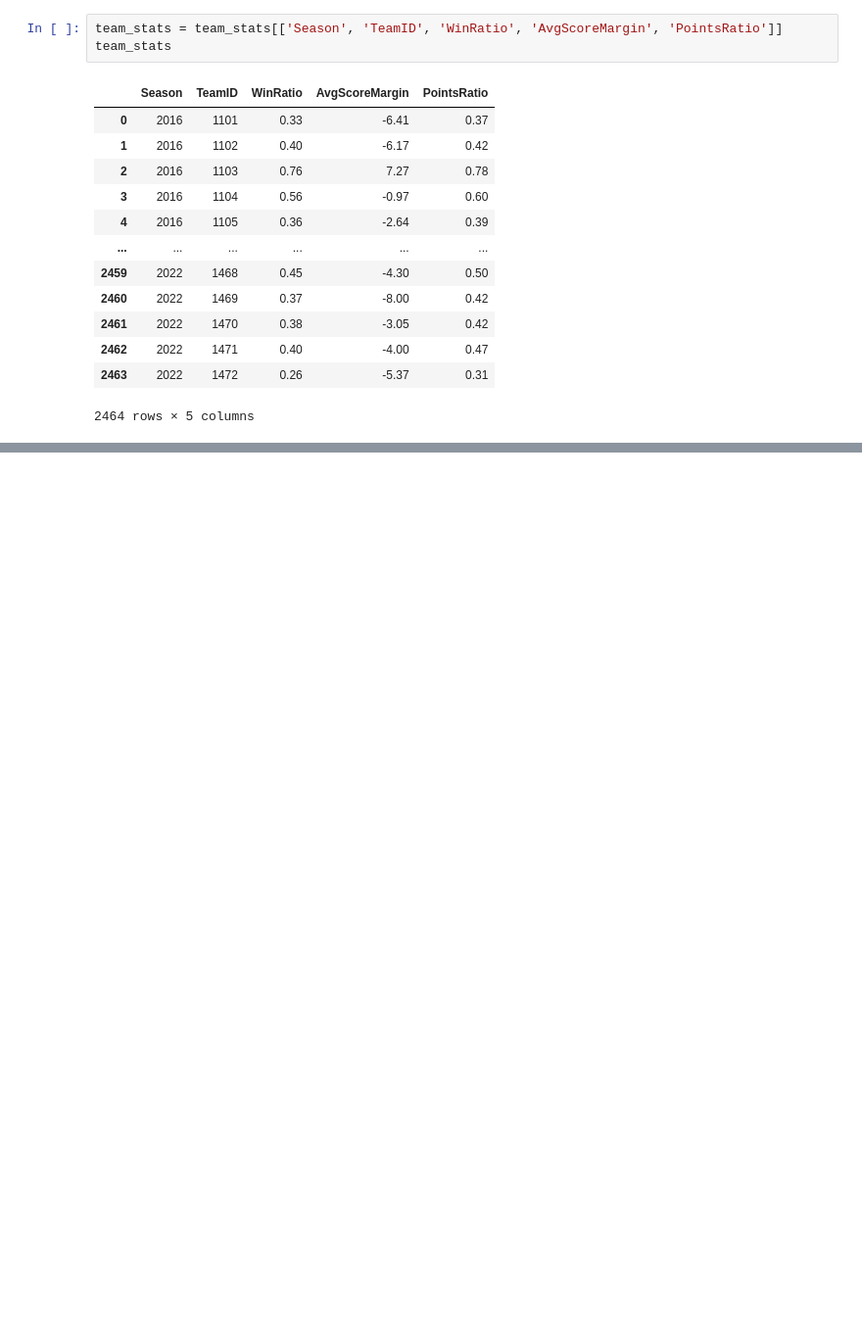
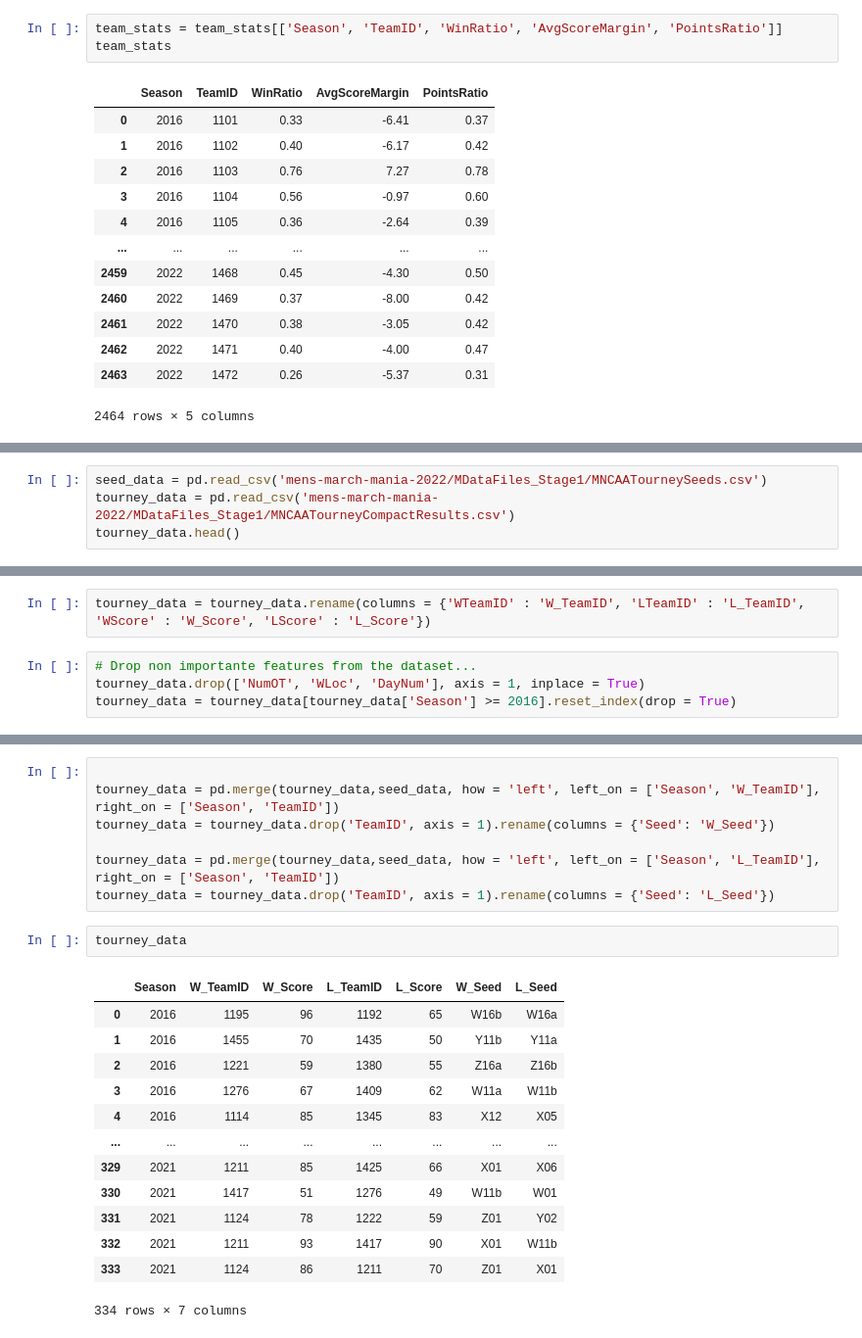
Before and after one commit to Spencer-Duncan/EECE-397B, a Jupyter notebook: Final Project/main.ipynb, the cells around one changed output, grey strips where cells are left out. Shown at 98% size. Drawn from its saved outputs; the diff is of its cells as text; blank space fills up the shorter version.

Commit message:
working towards training data

```diff
--- a/Final Project/main.ipynb
+++ b/Final Project/main.ipynb
@@ -263,0 +334,4 @@ team_stats
+# %%
+seed_data = pd.read_csv('mens-march-mania-2022/MDataFiles_Stage1/MNCAATourneySeeds.csv')
+tourney_data = pd.read_csv('mens-march-mania-2022/MDataFiles_Stage1/MNCAATourneyCompactResults.csv')
+tourney_data.head()
@@ -263,0 +345,6 @@ team_stats
+# %%
+tourney_data = tourney_data.rename(columns = {'WTeamID' : 'W_TeamID', 'LTeamID' : 'L_TeamID', 'WScore' : 'W_Score', 'LScore' : 'L_Score'})
+# %%
+# Drop non importante features from the dataset...
+tourney_data.drop(['NumOT', 'WLoc', 'DayNum'], axis = 1, inplace = True)
+tourney_data = tourney_data[tourney_data['Season'] >= 2016].reset_index(drop = True)
@@ -263,0 +360,23 @@ team_stats
+# %%
+
+tourney_data = pd.merge(tourney_data,seed_data, how = 'left', left_on = ['Season', 'W_TeamID'], right_on = ['Season', 'TeamID'])
+tourney_data = tourney_data.drop('TeamID', axis = 1).rename(columns = {'Seed': 'W_Seed'})
+
+tourney_data = pd.merge(tourney_data,seed_data, how = 'left', left_on = ['Season', 'L_TeamID'], right_on = ['Season', 'TeamID'])
+tourney_data = tourney_data.drop('TeamID', axis = 1).rename(columns = {'Seed': 'L_Seed'})
+# %%
+tourney_data
+# %% [output]
+|  | Season | W_TeamID | W_Score | L_TeamID | L_Score | W_Seed | L_Seed |
+| 0 | 2016 | 1195 | 96 | 1192 | 65 | W16b | W16a |
+| 1 | 2016 | 1455 | 70 | 1435 | 50 | Y11b | Y11a |
+| 2 | 2016 | 1221 | 59 | 1380 | 55 | Z16a | Z16b |
+| 3 | 2016 | 1276 | 67 | 1409 | 62 | W11a | W11b |
+| 4 | 2016 | 1114 | 85 | 1345 | 83 | X12 | X05 |
+| ... | ... | ... | ... | ... | ... | ... | ... |
+| 329 | 2021 | 1211 | 85 | 1425 | 66 | X01 | X06 |
+| 330 | 2021 | 1417 | 51 | 1276 | 49 | W11b | W01 |
+| 331 | 2021 | 1124 | 78 | 1222 | 59 | Z01 | Y02 |
+| 332 | 2021 | 1211 | 93 | 1417 | 90 | X01 | W11b |
+| 333 | 2021 | 1124 | 86 | 1211 | 70 | Z01 | X01 |
+334 rows × 7 columns
```
Also changed, not shown: parts of 12 cells of this notebook.
